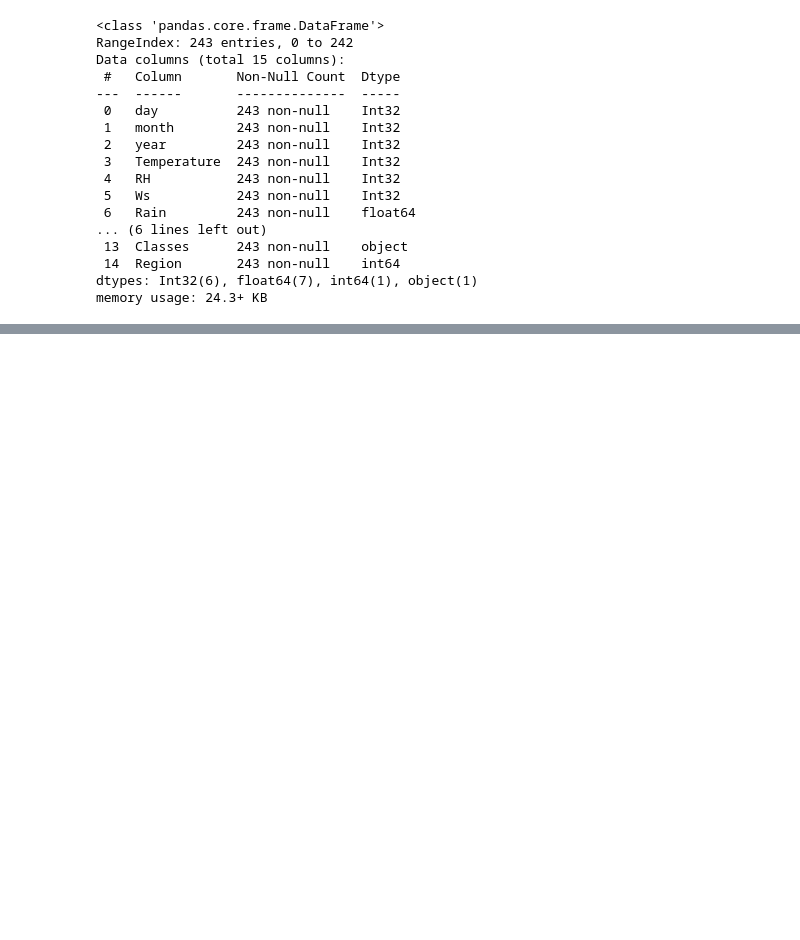
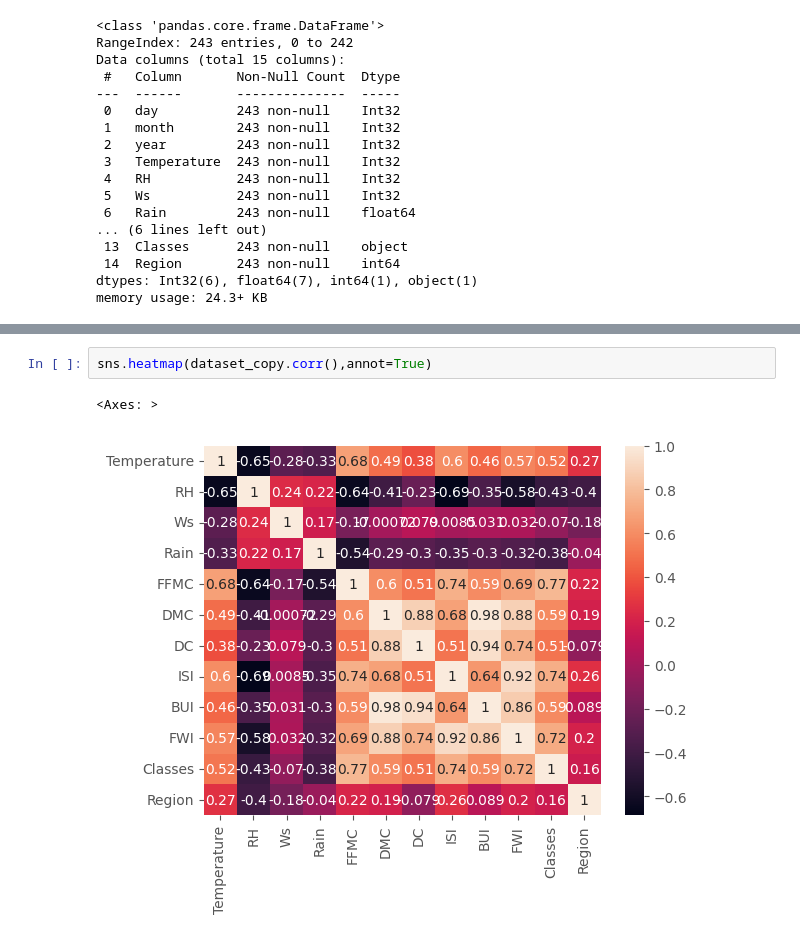
Before and after one commit to swadhinbiswas/machinelearning, a Jupyter notebook: Supervice learning/Regression/ClenDataset.ipynb, the cells around one changed output, grey strips where cells are left out. Drawn from its saved outputs; the diff is of its cells as text; blank space fills up the shorter version.

```diff
--- a/Supervice learning/Regression/ClenDataset.ipynb
+++ b/Supervice learning/Regression/ClenDataset.ipynb
@@ -261,0 +345,5 @@ dataset.describe()
+# %%
+sns.heatmap(dataset_copy.corr(),annot=True)
+# %% [output]
+<Axes: >
+[figure, added]
```
Also changed, not shown: parts of 11 cells of this notebook, 1 other file.
